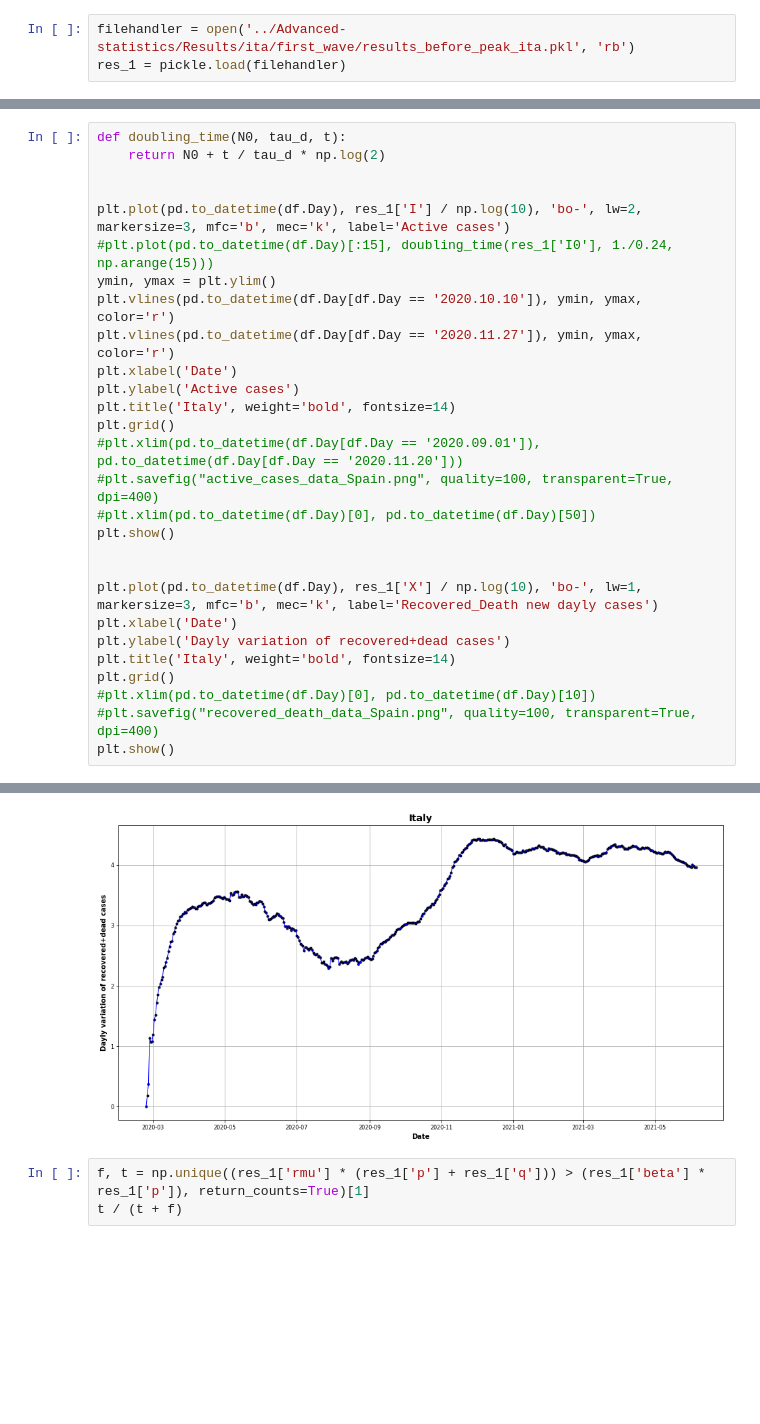
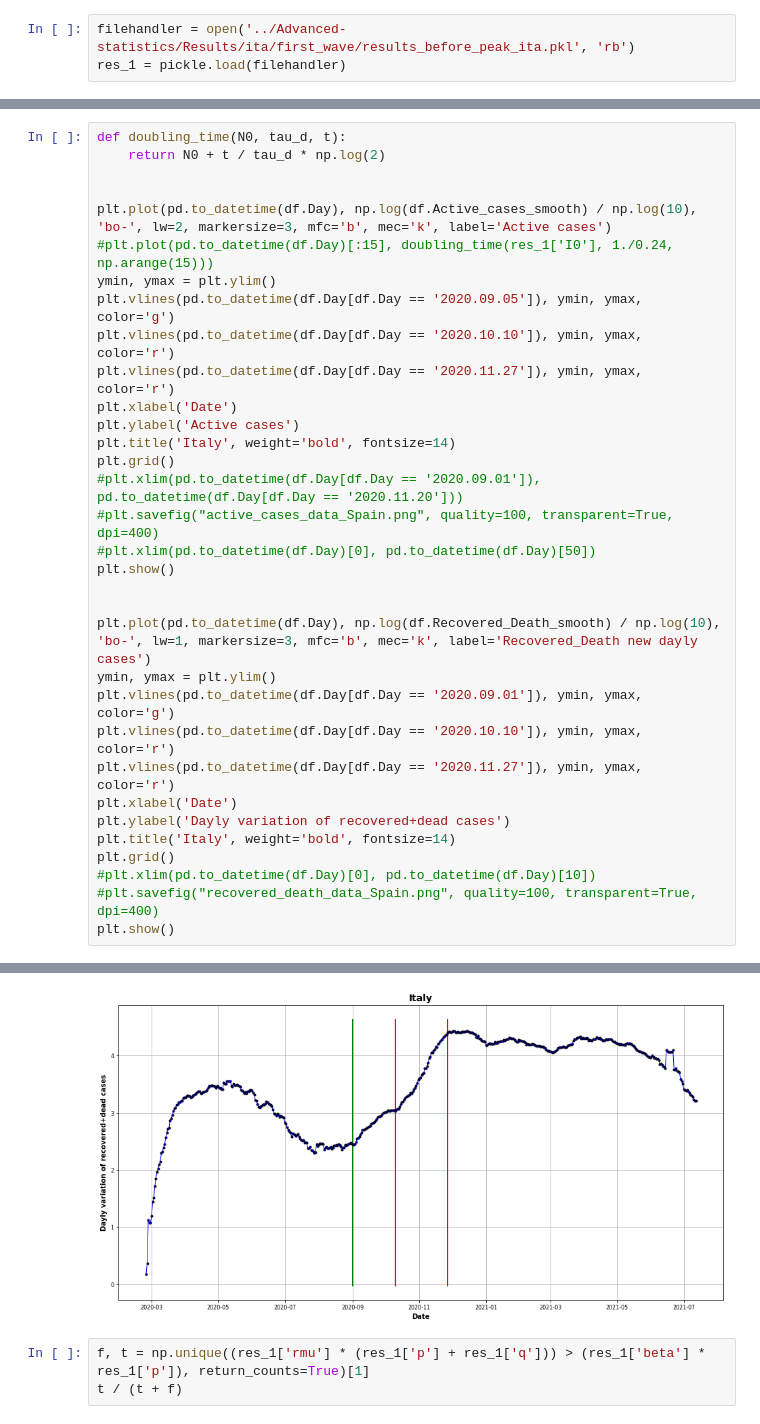
Before and after one commit to Nuelam9/Bayesian-inference-on-SCIR-epidemic-model, a Jupyter notebook: Optimization/Fit-Covid-Data.ipynb, the cells around one changed output, grey strips where cells are left out. Drawn from its saved outputs; the diff is of its cells as text; blank space fills up the shorter version.

```diff
--- a/Optimization/Fit-Covid-Data.ipynb
+++ b/Optimization/Fit-Covid-Data.ipynb
@@ -113,9 +113,10 @@ def doubling_time(N0, tau_d, t):
     return N0 + t / tau_d * np.log(2)
 
 
-plt.plot(pd.to_datetime(df.Day), res_1['I'] / np.log(10), 'bo-', lw=2, markersize=3, mfc='b', mec='k', label='Active cases')
+plt.plot(pd.to_datetime(df.Day), np.log(df.Active_cases_smooth) / np.log(10), 'bo-', lw=2, markersize=3, mfc='b', mec='k', label='Active cases')
 #plt.plot(pd.to_datetime(df.Day)[:15], doubling_time(res_1['I0'], 1./0.24, np.arange(15)))
 ymin, ymax = plt.ylim()
+plt.vlines(pd.to_datetime(df.Day[df.Day == '2020.09.05']), ymin, ymax, color='g')
 plt.vlines(pd.to_datetime(df.Day[df.Day == '2020.10.10']), ymin, ymax, color='r')
 plt.vlines(pd.to_datetime(df.Day[df.Day == '2020.11.27']), ymin, ymax, color='r')
 plt.xlabel('Date')
@@ -128,7 +129,11 @@ plt.grid()
 plt.show()
 
 
-plt.plot(pd.to_datetime(df.Day), res_1['X'] / np.log(10), 'bo-', lw=1, markersize=3, mfc='b', mec='k', label='Recovered_Death new dayly cases')
+plt.plot(pd.to_datetime(df.Day), np.log(df.Recovered_Death_smooth) / np.log(10), 'bo-', lw=1, markersize=3, mfc='b', mec='k', label='Recovered_Death new dayly cases')
+ymin, ymax = plt.ylim()
+plt.vlines(pd.to_datetime(df.Day[df.Day == '2020.09.01']), ymin, ymax, color='g')
+plt.vlines(pd.to_datetime(df.Day[df.Day == '2020.10.10']), ymin, ymax, color='r')
+plt.vlines(pd.to_datetime(df.Day[df.Day == '2020.11.27']), ymin, ymax, color='r')
 plt.xlabel('Date')
 plt.ylabel('Dayly variation of recovered+dead cases')
 plt.title('Italy', weight='bold', fontsize=14)
@@ -141,4 +146,4 @@ plt.show()
-[figure, old version]
+[figure, new version]
 # %%
 f, t = np.unique((res_1['rmu'] * (res_1['p'] + res_1['q'])) > (res_1['beta'] * res_1['p']), return_counts=True)[1]
 t / (t + f)
```
Also changed, not shown: parts of 14 cells of this notebook, 9 other files.
